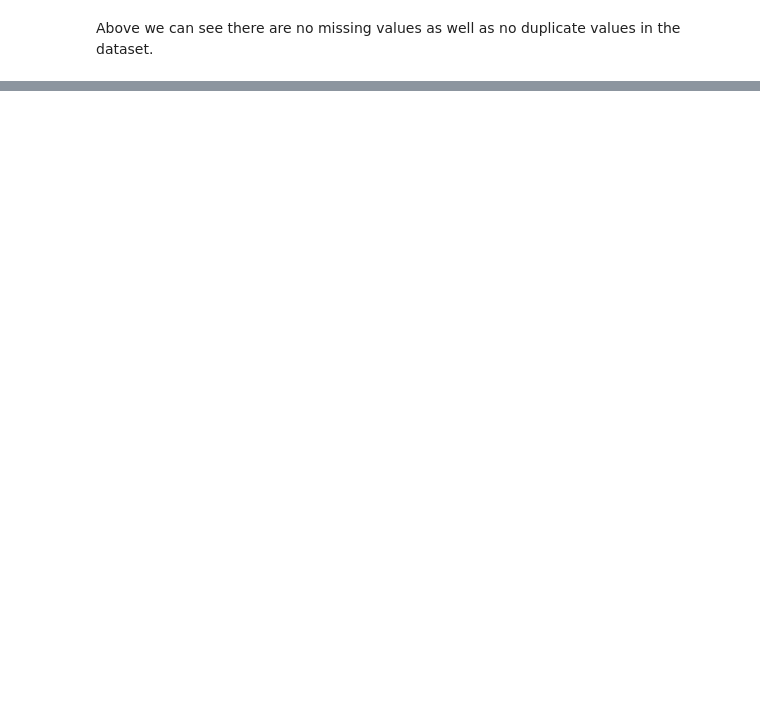
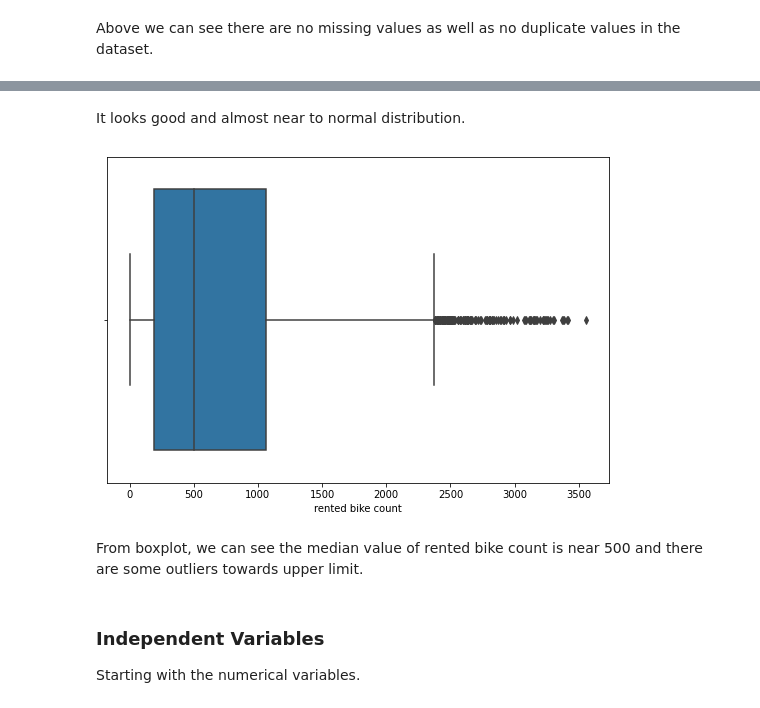
Before and after one commit to Swapnil-417/Bike-Sharing-Demand-Prediction, a Jupyter notebook: Bike_Sharing_Demand_Prediction_Capstone_Project.ipynb, the cells around one changed output, grey strips where cells are left out. Saved outputs shown, nothing was run; the diff lists cells and outputs as text; code cells hidden in the pictures; blank space fills up the shorter version.

```diff
--- a/Bike_Sharing_Demand_Prediction_Capstone_Project.ipynb
+++ b/Bike_Sharing_Demand_Prediction_Capstone_Project.ipynb
@@ -173,0 +238,13 @@ bike_df.describe()
+# %% [markdown]
+It looks good and almost near to normal distribution.
+# %%
+plt.figure(figsize=(9,6))
+sns.boxplot(bike_df[dependent_var]);
+# %% [output]
+[figure, added]
+# %% [markdown]
+From boxplot, we can see the median value of rented bike count is near 500 and there are some outliers towards upper limit.
+# %% [markdown]
+### **Independent Variables**
+
+Starting with the numerical variables.
```
Also changed, not shown: parts of 21 cells of this notebook.
